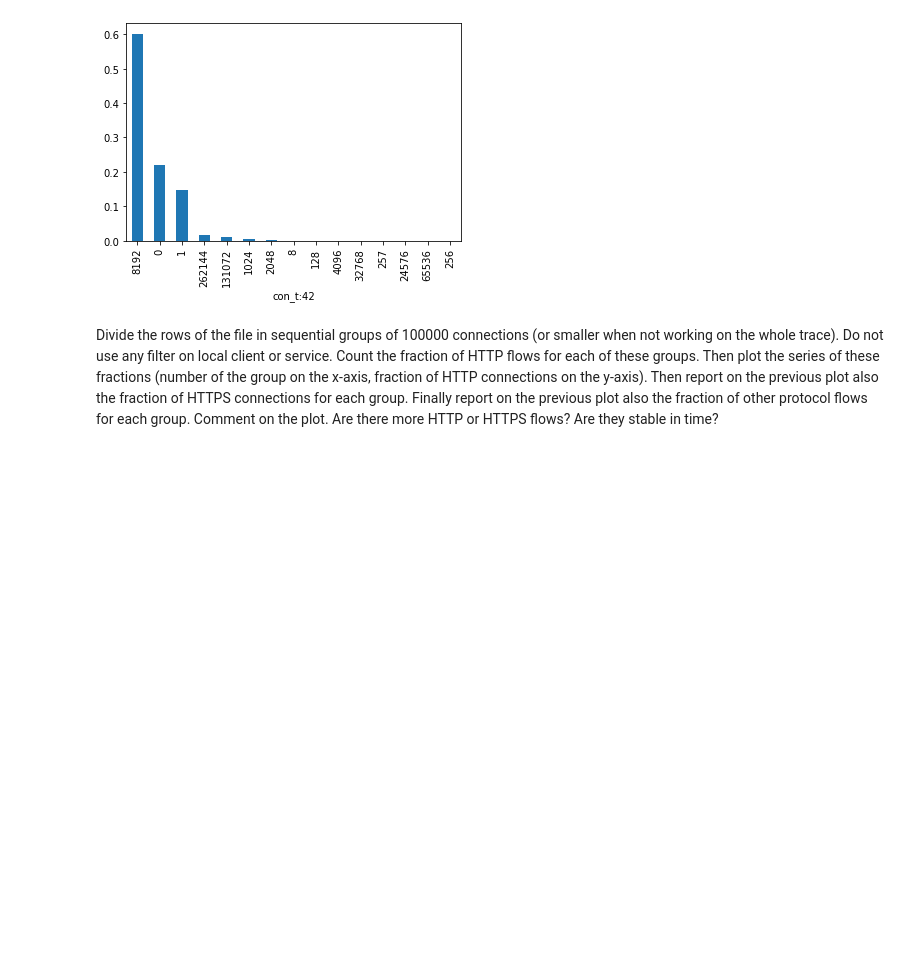
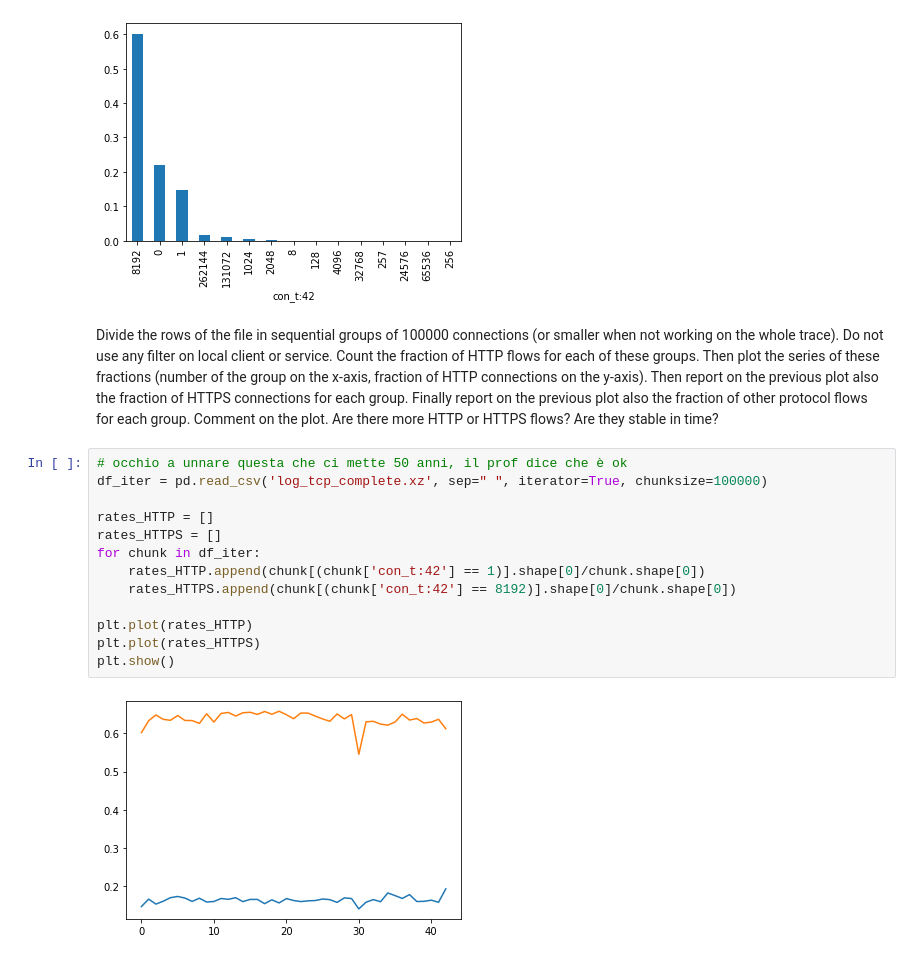
Before and after one commit to AlessioFerra/NML_Group4, a Jupyter notebook: Lab04.ipynb, the cells around one changed output. Cells and saved outputs as stored; diff of their text form; blank space fills up the shorter version.

```diff
--- a/Lab04.ipynb
+++ b/Lab04.ipynb
@@ -189,3 +174,18 @@ connections on the y-axis).
 Then report on the previous plot also the fraction of HTTPS connections for each group.
 Finally report on the previous plot also the fraction of other protocol flows for each group.
 Comment on the plot. Are there more HTTP or HTTPS flows? Are they stable in time?
+# %%
+# occhio a unnare questa che ci mette 50 anni, il prof dice che è ok
+df_iter = pd.read_csv('log_tcp_complete.xz', sep=" ", iterator=True, chunksize=100000)
+
+rates_HTTP = []
+rates_HTTPS = []
+for chunk in df_iter:
+    rates_HTTP.append(chunk[(chunk['con_t:42'] == 1)].shape[0]/chunk.shape[0])
+    rates_HTTPS.append(chunk[(chunk['con_t:42'] == 8192)].shape[0]/chunk.shape[0])
+
+plt.plot(rates_HTTP)
+plt.plot(rates_HTTPS)
+plt.show()
+# %% [output]
+[figure, added]
```
Also changed, not shown: parts of 11 cells of this notebook.
